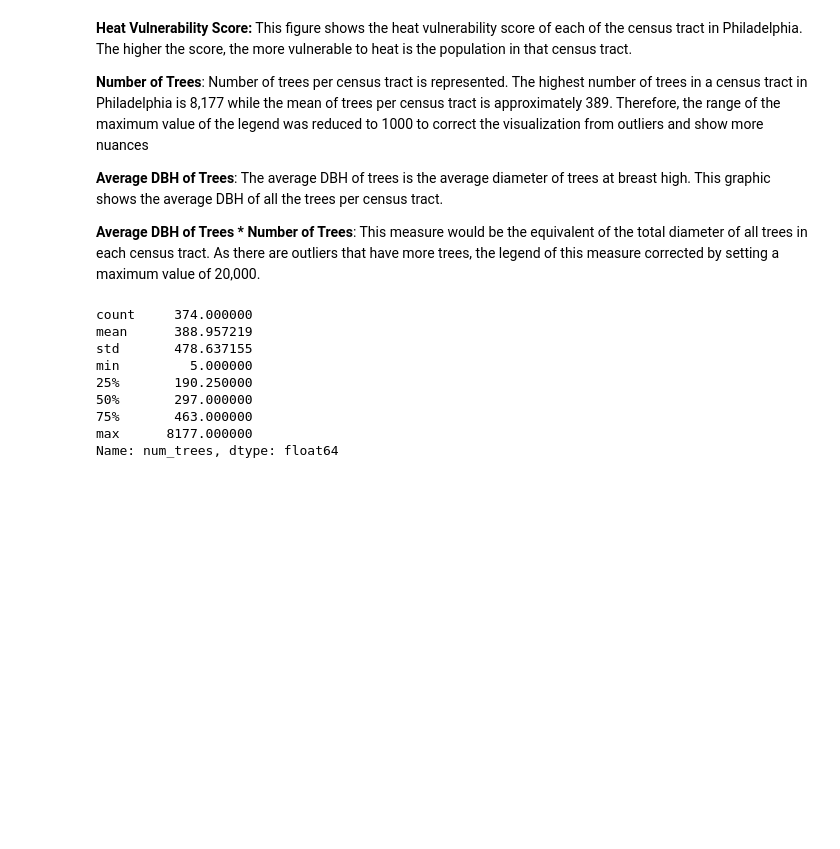
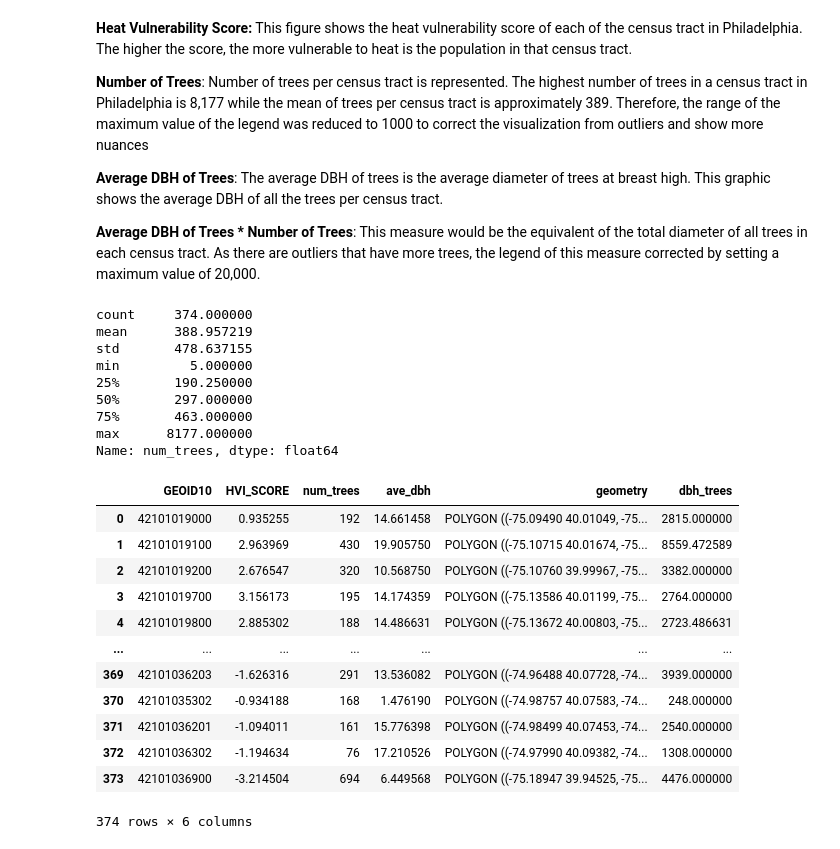
Before and after one commit to ReidelVichot/PUS2022_AirQualPHL, a Jupyter notebook: HeatMapVisualizations.ipynb, the cells around one changed output. Saved outputs shown, nothing was run; the diff lists cells and outputs as text; code cells hidden in the pictures; blank space fills up the shorter version.

```diff
--- a/HeatMapVisualizations.ipynb
+++ b/HeatMapVisualizations.ipynb
@@ -77,3 +77,19 @@ min         5.000000
 75%       463.000000
 max      8177.000000
 Name: num_trees, dtype: float64
+# %%
+heat_shape
+# %% [output]
+|  | GEOID10 | HVI_SCORE | num_trees | ave_dbh | geometry | dbh_trees |
+| 0 | 42101019000 | 0.935255 | 192 | 14.661458 | POLYGON ((-75.09490 40.01049, -75... | 2815.000000 |
+| 1 | 42101019100 | 2.963969 | 430 | 19.905750 | POLYGON ((-75.10715 40.01674, -75... | 8559.472589 |
+| 2 | 42101019200 | 2.676547 | 320 | 10.568750 | POLYGON ((-75.10760 39.99967, -75... | 3382.000000 |
+| 3 | 42101019700 | 3.156173 | 195 | 14.174359 | POLYGON ((-75.13586 40.01199, -75... | 2764.000000 |
+| 4 | 42101019800 | 2.885302 | 188 | 14.486631 | POLYGON ((-75.13672 40.00803, -75... | 2723.486631 |
+| ... | ... | ... | ... | ... | ... | ... |
+| 369 | 42101036203 | -1.626316 | 291 | 13.536082 | POLYGON ((-74.96488 40.07728, -74... | 3939.000000 |
+| 370 | 42101035302 | -0.934188 | 168 | 1.476190 | POLYGON ((-74.98757 40.07583, -74... | 248.000000 |
+| 371 | 42101036201 | -1.094011 | 161 | 15.776398 | POLYGON ((-74.98499 40.07453, -74... | 2540.000000 |
+| 372 | 42101036302 | -1.194634 | 76 | 17.210526 | POLYGON ((-74.97990 40.09382, -74... | 1308.000000 |
+| 373 | 42101036900 | -3.214504 | 694 | 6.449568 | POLYGON ((-75.18947 39.94525, -75... | 4476.000000 |
+374 rows × 6 columns
```
Also changed, not shown: parts of 5 cells of this notebook.
